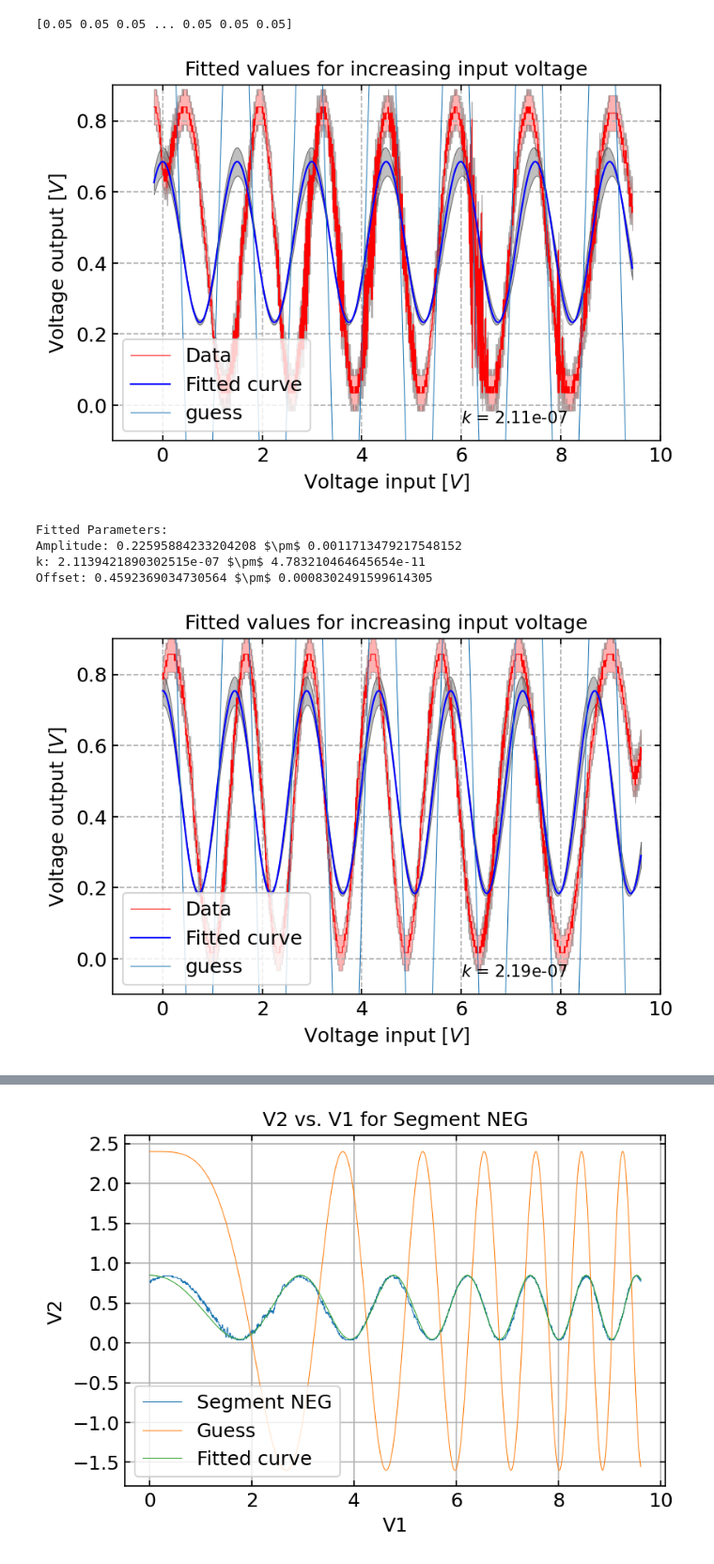
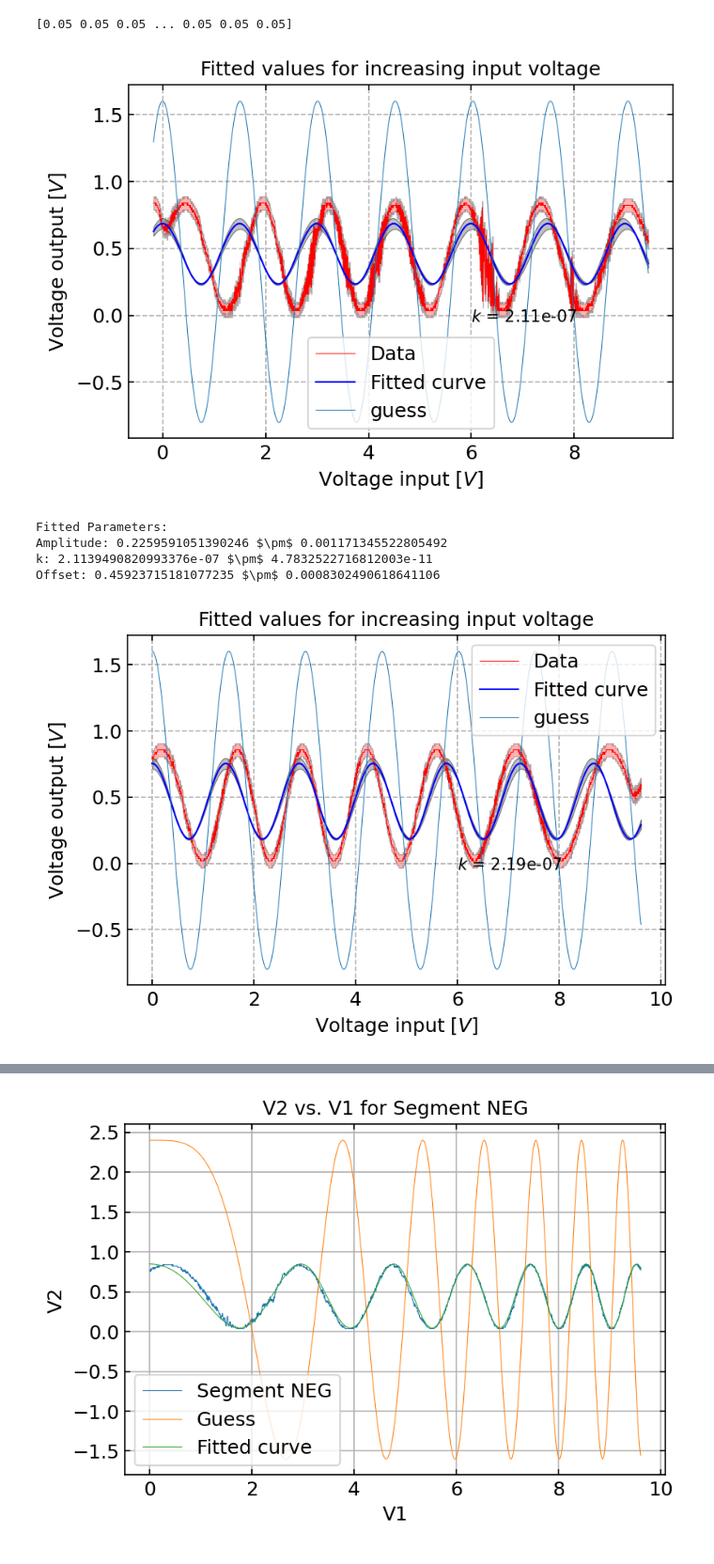
Before and after one commit to StefanStringer/ExperimentalBoyzWSL, a Jupyter notebook: Exercise_2/Labday_2_fuckaround.ipynb, the cells around one changed output, grey strips where cells are left out. Shown at 94% size. Saved outputs shown, nothing was run; the diff lists cells and outputs as text; code cells hidden in the pictures.

```diff
--- a/Exercise_2/Labday_2_fuckaround.ipynb
+++ b/Exercise_2/Labday_2_fuckaround.ipynb
@@ -56,8 +56,8 @@ print(uncertainty)
 # %% [output]
 [0.05 0.05 0.05 ... 0.05 0.05 0.05]
 # %%
-amplitude_guess = 1.2
-k_guess = 21.5e-8
+amplitude_guess = 1.2 #1.2
+k_guess = 21e-8 #21.5e-8
 offset_guess = 0.4
 p0 = [amplitude_guess, k_guess, offset_guess]
 
@@ -85,38 +85,38 @@ for i, segment in enumerate(Increasing_V2):
     perr_all.append(perr)
 
     # Plot V2 vs. V1
     plt.plot(V2_help, V1_segment, '-',ms = 2, color = 'red', label='Data')
     plt.fill_between(V2_help, V1_segment - uncertainty, V1_segment + uncertainty, color = 'red', alpha = 0.3, lw = 0.5, edgecolor = 'k')
     plt.plot(V2_help, Intensity_fit(V2_help, *popt), '-',lw=1, color= 'blue', label='Fitted curve', alpha = 1)
     plt.plot(V2_help, Intensity_fit(V2_help, *p0), '-', label = 'guess')
     plt.fill_between(V2_help, Intensity_fit(V2_help, popt[0] - f*np.sqrt(pcov[0][0]) , popt[1] - f*np.sqrt(pcov[1][1]), popt[2] - f*np.sqrt(pcov[2][2])),
                      Intensity_fit(V2_help, popt[0] + f*np.sqrt(pcov[0][0]) , popt[1] + f*np.sqrt(pcov[1][1]), popt[2] + f*np.sqrt(pcov[2][2])),
                      color = 'grey', alpha = 0.5, lw = 0.5, edgecolor = 'k')
     plt.text(6, -0.05, f'$k$ = {popt[1]:.03g}')
-    plt.axis([-1, 10, -0.1, 0.9])
+    #plt.axis([-1, 10, -0.1, 0.9])
     plt.xlabel('Voltage input [$V$]')
     plt.ylabel('Voltage output [$V$]')
     plt.title('Fitted values for increasing input voltage')
     plt.legend()
     plt.grid(ls = '--')
     plt.show()
 
     print("Fitted Parameters:")
     print("Amplitude:", popt[0], '$\pm$', perr[0])
     print("k:", popt[1], '$\pm$', perr[1])
     print("Offset:", popt[2], '$\pm$', perr[2])
     print()
 
 # Print overall standard deviation
 print("Overall Standard Deviation:")
 print("Amplitude:", np.mean(perr_all, axis=0)[0])
 print("k:", np.mean(perr_all, axis=0)[1])
 print("Offset:", np.mean(perr_all, axis=0)[2])
 # %% [output]
-[figure, old version]
+[figure, new version]
 Fitted Parameters:
-Amplitude: 0.22595884233204208 $\pm$ 0.0011713479217548152
-k: 2.1139421890302515e-07 $\pm$ 4.783210464645654e-11
-Offset: 0.4592369034730564 $\pm$ 0.0008302491599614305
+Amplitude: 0.2259591051390246 $\pm$ 0.001171345522805492
+k: 2.1139490820993376e-07 $\pm$ 4.7832522716812003e-11
+Offset: 0.45923715181077235 $\pm$ 0.0008302490618641106
-[figure, old version]
+[figure, new version]
 Fitted Parameters:
```
Also changed, not shown: parts of 1 cell of this notebook.
